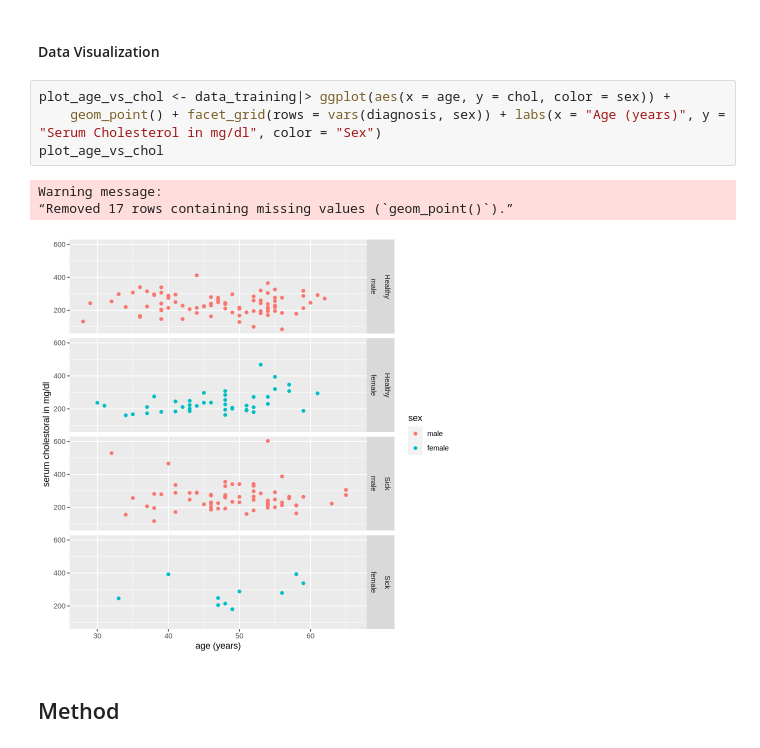
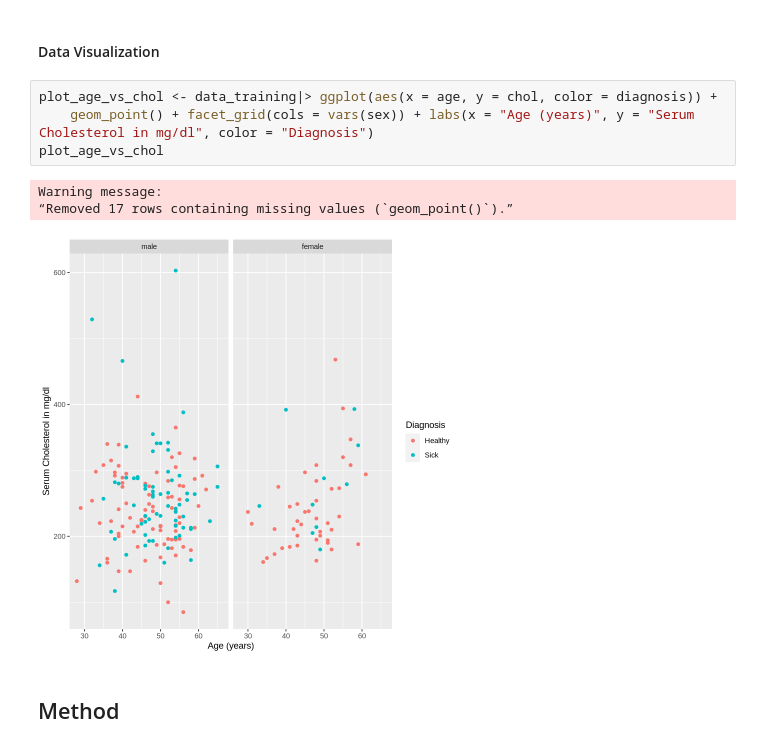
Before and after one commit to ANGUO17/dsci-100-2023w2-group-06, a Jupyter notebook: Group Proposal.ipynb, the cells around one changed output. Drawn from its saved outputs; the diff is of its cells as text.

Commit message:
changed the plots
read title

```diff
--- a/Group Proposal.ipynb
+++ b/Group Proposal.ipynb
@@ -201,13 +201,13 @@ A grouped_df: 4 × 5
 # %% [markdown]
 #### Data Visualization
 # %%
-plot_age_vs_chol <- data_training|> ggplot(aes(x = age, y = chol, color = sex)) +
-    geom_point() + facet_grid(rows = vars(diagnosis, sex)) + labs(x = "Age (years)", y = "Serum Cholesterol in mg/dl", color = "Sex")
+plot_age_vs_chol <- data_training|> ggplot(aes(x = age, y = chol, color = diagnosis)) +
+    geom_point() + facet_grid(cols = vars(sex)) + labs(x = "Age (years)", y = "Serum Cholesterol in mg/dl", color = "Diagnosis")
 plot_age_vs_chol
 # %% [output]
 Warning message:
 “Removed 17 rows containing missing values (`geom_point()`).”
-[figure, old version]
+[figure, new version]
 # %% [markdown]
 ## Method
 # %% [markdown]
```
Also changed, not shown: parts of 1 cell of this notebook.
